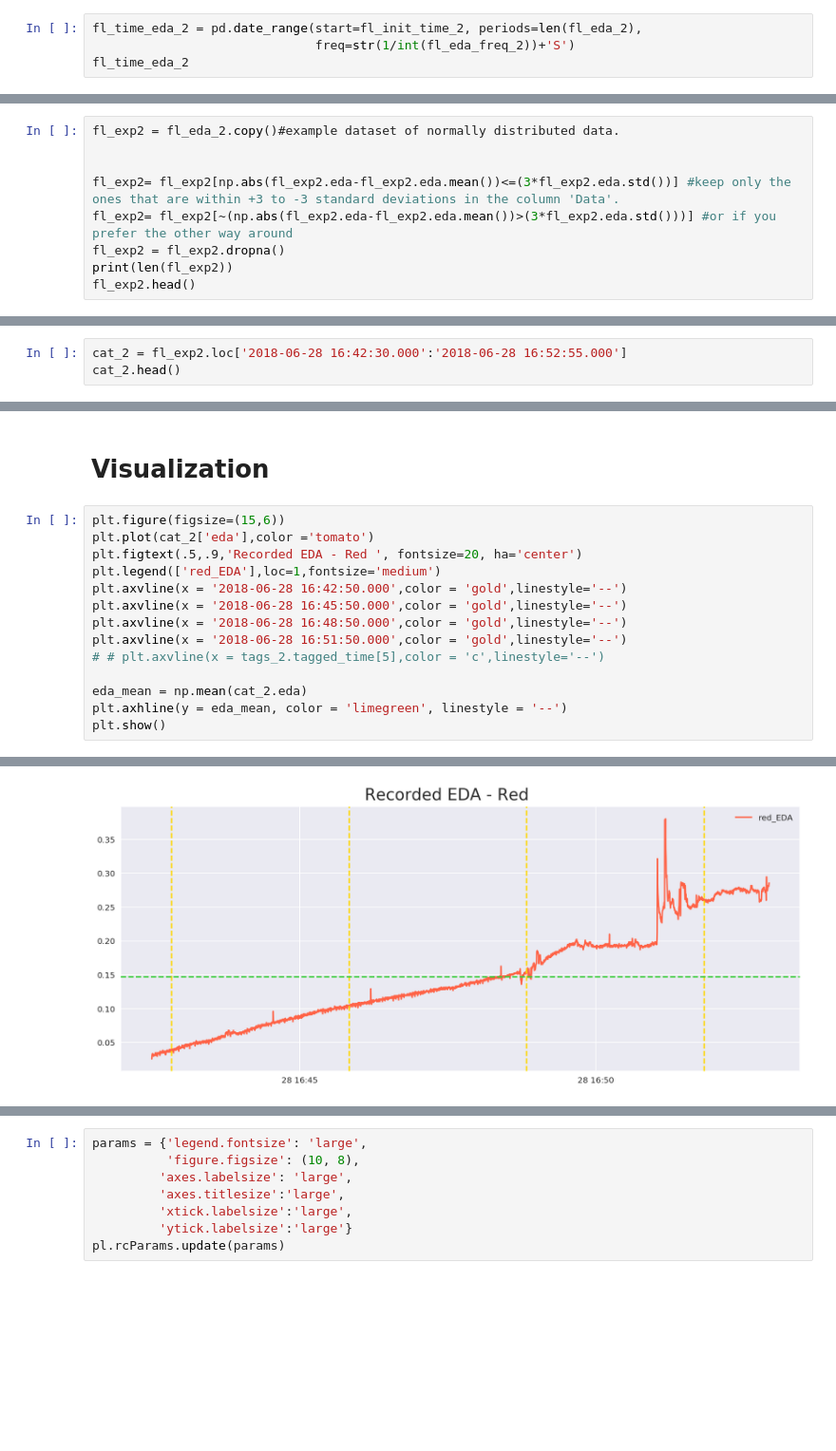
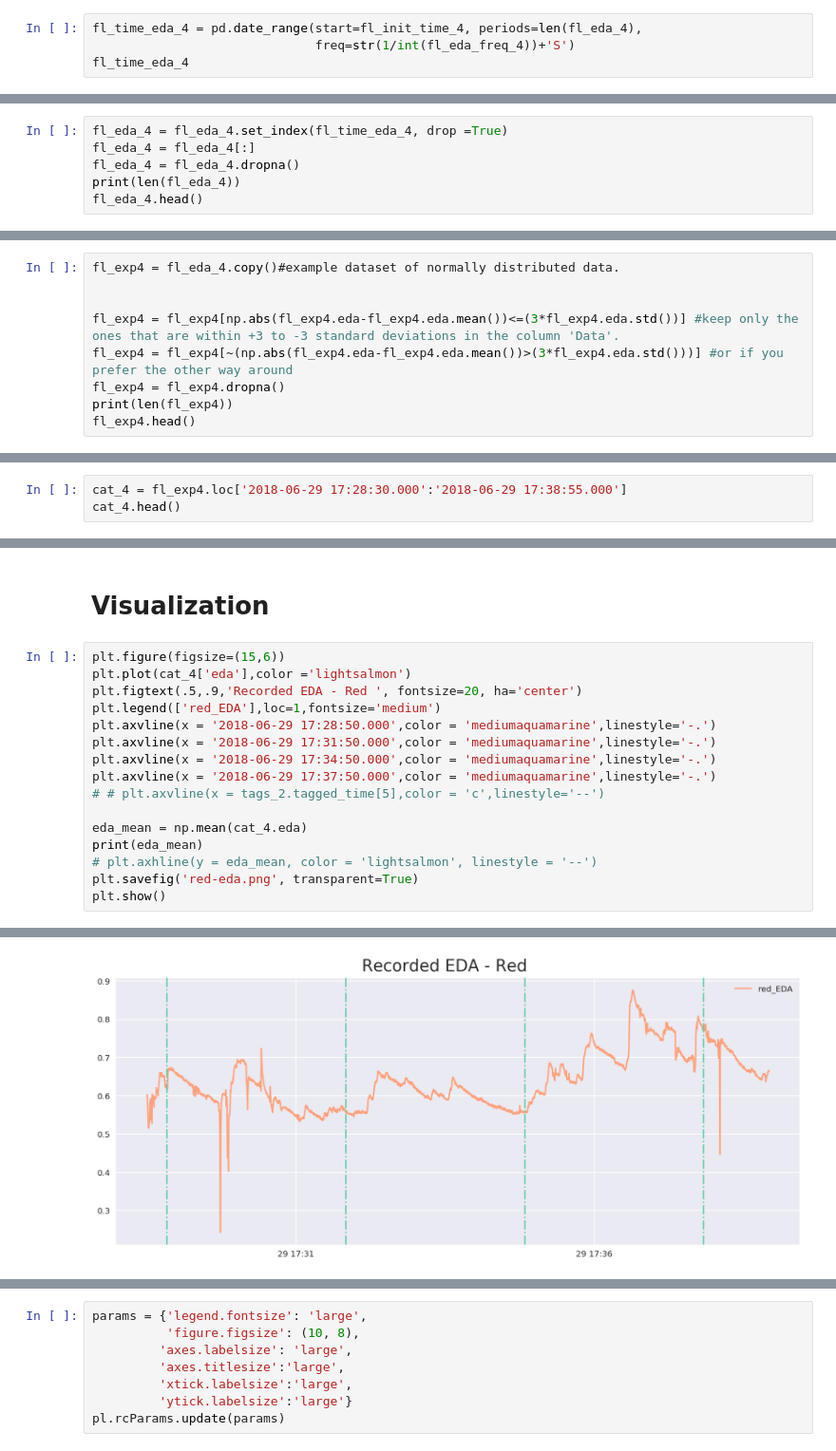
Before and after one commit to haohanwang23/coldshowershower_socialpresence, a Jupyter notebook: new/analysis/analysis6.ipynb, the cells around one changed output, grey strips where cells are left out. Shown at 95% size. Saved outputs shown, nothing was run; the diff lists cells and outputs as text; blank space fills up the shorter version.

```diff
--- a/new/analysis/analysis6.ipynb
+++ b/new/analysis/analysis6.ipynb
@@ -68,5 +68,5 @@ fl_eda_2 = fl_eda_2.iloc[3:]
 # %%
-fl_time_eda_2 = pd.date_range(start=fl_init_time_2, periods=len(fl_eda_2),
-                              freq=str(1/int(fl_eda_freq_2))+'S')
-fl_time_eda_2
+fl_time_eda_4 = pd.date_range(start=fl_init_time_4, periods=len(fl_eda_4),
+                              freq=str(1/int(fl_eda_freq_4))+'S')
+fl_time_eda_4
 # %% [output]
@@ -98,0 +85,6 @@ fl_eda_2.head()
+# %%
+fl_eda_4 = fl_eda_4.set_index(fl_time_eda_4, drop =True)
+fl_eda_4 = fl_eda_4[:]
+fl_eda_4 = fl_eda_4.dropna()
+print(len(fl_eda_4))
+fl_eda_4.head()
@@ -99,12 +99,12 @@ fl_eda_2.head()
 # %% [markdown]
 # Remove outliers
 # %%
-fl_exp2 = fl_eda_2.copy()#example dataset of normally distributed data.
+fl_exp4 = fl_eda_4.copy()#example dataset of normally distributed data.
 
 
-fl_exp2= fl_exp2[np.abs(fl_exp2.eda-fl_exp2.eda.mean())<=(3*fl_exp2.eda.std())] #keep only the ones that are within +3 to -3 standard deviations in the column 'Data'.
-fl_exp2= fl_exp2[~(np.abs(fl_exp2.eda-fl_exp2.eda.mean())>(3*fl_exp2.eda.std()))] #or if you prefer the other way around
-fl_exp2 = fl_exp2.dropna()
-print(len(fl_exp2))
-fl_exp2.head()
+fl_exp4 = fl_exp4[np.abs(fl_exp4.eda-fl_exp4.eda.mean())<=(3*fl_exp4.eda.std())] #keep only the ones that are within +3 to -3 standard deviations in the column 'Data'.
+fl_exp4 = fl_exp4[~(np.abs(fl_exp4.eda-fl_exp4.eda.mean())>(3*fl_exp4.eda.std()))] #or if you prefer the other way around
+fl_exp4 = fl_exp4.dropna()
+print(len(fl_exp4))
+fl_exp4.head()
 # %% [output]
@@ -136,7 +136,7 @@ tags_2.tagged_time[0]
 # %% [markdown]
 ## Separate Data
 # %%
-cat_2 = fl_exp2.loc['2018-06-28 16:42:30.000':'2018-06-28 16:52:55.000']
-cat_2.head()
+cat_4 = fl_exp4.loc['2018-06-29 17:28:30.000':'2018-06-29 17:38:55.000']
+cat_4.head()
 # %% [output]
 |  | eda |
@@ -149,16 +149,18 @@ cat_2.head()
 # Visualization
 # %%
 plt.figure(figsize=(15,6))
-plt.plot(cat_2['eda'],color ='tomato')
+plt.plot(cat_4['eda'],color ='lightsalmon')
 plt.figtext(.5,.9,'Recorded EDA - Red ', fontsize=20, ha='center')
 plt.legend(['red_EDA'],loc=1,fontsize='medium')
-plt.axvline(x = '2018-06-28 16:42:50.000',color = 'gold',linestyle='--')
-plt.axvline(x = '2018-06-28 16:45:50.000',color = 'gold',linestyle='--')
-plt.axvline(x = '2018-06-28 16:48:50.000',color = 'gold',linestyle='--')
-plt.axvline(x = '2018-06-28 16:51:50.000',color = 'gold',linestyle='--')
+plt.axvline(x = '2018-06-29 17:28:50.000',color = 'mediumaquamarine',linestyle='-.')
+plt.axvline(x = '2018-06-29 17:31:50.000',color = 'mediumaquamarine',linestyle='-.')
+plt.axvline(x = '2018-06-29 17:34:50.000',color = 'mediumaquamarine',linestyle='-.')
+plt.axvline(x = '2018-06-29 17:37:50.000',color = 'mediumaquamarine',linestyle='-.')
 # # plt.axvline(x = tags_2.tagged_time[5],color = 'c',linestyle='--')
 
-eda_mean = np.mean(cat_2.eda)
-plt.axhline(y = eda_mean, color = 'limegreen', linestyle = '--')
+eda_mean = np.mean(cat_4.eda)
+print(eda_mean)
+# plt.axhline(y = eda_mean, color = 'lightsalmon', linestyle = '--')
+plt.savefig('red-eda.png', transparent=True)
 plt.show()
 # %% [output]
@@ -165,2 +168,2 @@ plt.show()
-[figure, old version]
+[figure, new version]
 # %% [markdown]
```
Also changed, not shown: parts of 15 cells of this notebook, 14 other files.
